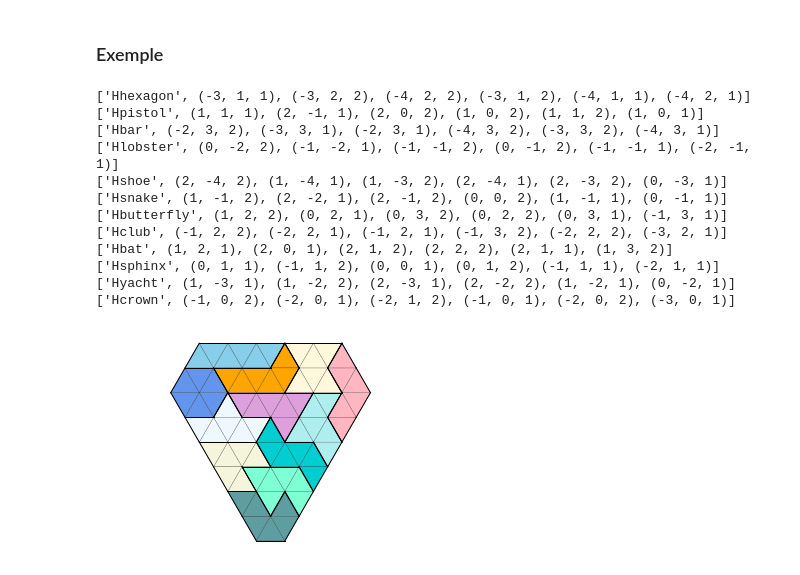
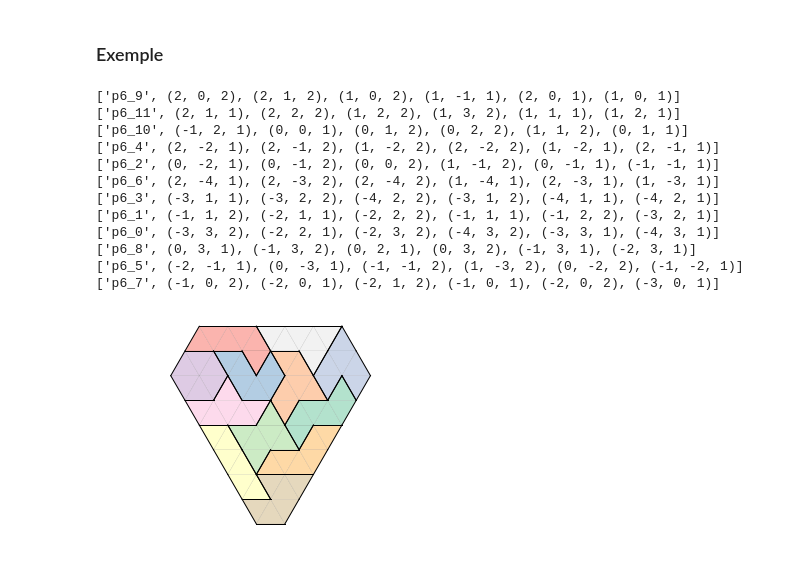
Before and after one commit to YvesLemaire/Jupyter-Puzzles, a Jupyter notebook: sage/couvertureExacte/puzzles-2D/puzzles-triangles/puzzles-triangles.ipynb, the cells around one changed output. Saved outputs shown, nothing was run; the diff lists cells and outputs as text; code cells hidden in the pictures.

```diff
--- a/sage/couvertureExacte/puzzles-2D/puzzles-triangles/puzzles-triangles.ipynb
+++ b/sage/couvertureExacte/puzzles-2D/puzzles-triangles/puzzles-triangles.ipynb
@@ -192,0 +137,33 @@ for p in [Dcalisson, Tribar] + tetriamonds + pentiamonds + hexiamonds + [Hepthex
+# %%
+N = 8
+
+def genPolys(p):
+    """
+    p est l'ensemble des x.piece quand x parcourt l'ensembles des polyiamonds de taille n
+    genPolys(p) renvoie  l'ensemble des x.piece quand x parcourt l'ensembles des polyiamonds de taille n + 1
+    """
+    q = set()
+    for piece0 in p:
+        for i0,j0,k0 in piece0:
+            for i, j, k in [(i0, j0, 1), (i0 - 1, j0, 1), (i0, j0 - 1, 1)] if k0 == 2 \
+                      else [(i0, j0, 2), (i0 + 1, j0, 2), (i0, j0 + 1, 2)]:
+                if (i, j, k) not in piece0:
+                    Piece = PIECE('', piece0 | frozenset([(i, j, k)]))
+                    if q.isdisjoint(Piece.isometriques()):
+                        q.add(Piece)
+    return {x.piece for x in q}
+
+_p = [set(),{frozenset([(0,0,2)])}]
+for n in range(N - 1):
+    _p.append(genPolys(_p[-1]))
+
+polyiamonds = [[PIECE(f'p{i}_{j}', piece, couleur=palette[j%(len(palette))])
+                for j, piece in enumerate(sorted(list(e),key = hash))]
+                for i, e in enumerate(_p)]
+
+for e in polyiamonds:
+    for p in e: globals()[p.nom] = p
+
+# Exemple, les 12 hexiamonds
+# Noter que, par ex., p6_3 == polyiamonds[6][3]
+for p in polyiamonds[6]: p.plot()
@@ -253,14 +243,12 @@ class PUZZLE:
 
     def plotSolution(self,sol):
 
-        if not self.strict:
-            from random import random
-            def r():
-                return .6 + .4 * random()
         fig = plt.figure(facecolor='w')
         ax = fig.add_subplot(111)
         ax.axis('off')
         ax.axis('equal')
+        if not self.strict:
+            random.seed('314')
         for l in sol:
             e = set()
             for c in self.lignes[l]:
@@ -268,31 +256,32 @@ class PUZZLE:
                     e.add(c)
                 else:
                     couleur = eval(c).couleur
-            if not self.strict: couleur = (r(),r(),r())
+            if not self.strict: couleur = randomColor()
             PIECE.plotPolyiamond(ax, e, couleur)
 # %% [markdown]
 ### Exemple
 # %%
 P = []
-for p in hexiamonds: P += p.isometriques()
+for h in polyiamonds[6]:#hexiamonds:
+    P += h.isometriques()
 
 puzzle = PUZZLE(P,-4,2,-4,3, conditions = (lambda i,j,k: -4 <= i + j - k <= 2))
 
 s = puzzle.solve()
 sol = next(s)
 puzzle.printSolution(sol)
 puzzle.plotSolution(sol)
 # %% [output]
-['Hhexagon', (-3, 1, 1), (-3, 2, 2), (-4, 2, 2), (-3, 1, 2), (-4, 1, 1), (-4, 2, 1)]
-['Hpistol', (1, 1, 1), (2, -1, 1), (2, 0, 2), (1, 0, 2), (1, 1, 2), (1, 0, 1)]
-['Hbar', (-2, 3, 2), (-3, 3, 1), (-2, 3, 1), (-4, 3, 2), (-3, 3, 2), (-4, 3, 1)]
-['Hlobster', (0, -2, 2), (-1, -2, 1), (-1, -1, 2), (0, -1, 2), (-1, -1, 1), (-2, -1, 1)]
-['Hshoe', (2, -4, 2), (1, -4, 1), (1, -3, 2), (2, -4, 1), (2, -3, 2), (0, -3, 1)]
-['Hsnake', (1, -1, 2), (2, -2, 1), (2, -1, 2), (0, 0, 2), (1, -1, 1), (0, -1, 1)]
-['Hbutterfly', (1, 2, 2), (0, 2, 1), (0, 3, 2), (0, 2, 2), (0, 3, 1), (-1, 3, 1)]
-['Hclub', (-1, 2, 2), (-2, 2, 1), (-1, 2, 1), (-1, 3, 2), (-2, 2, 2), (-3, 2, 1)]
-['Hbat', (1, 2, 1), (2, 0, 1), (2, 1, 2), (2, 2, 2), (2, 1, 1), (1, 3, 2)]
-['Hsphinx', (0, 1, 1), (-1, 1, 2), (0, 0, 1), (0, 1, 2), (-1, 1, 1), (-2, 1, 1)]
-['Hyacht', (1, -3, 1), (1, -2, 2), (2, -3, 1), (2, -2, 2), (1, -2, 1), (0, -2, 1)]
-['Hcrown', (-1, 0, 2), (-2, 0, 1), (-2, 1, 2), (-1, 0, 1), (-2, 0, 2), (-3, 0, 1)]
+['p6_9', (2, 0, 2), (2, 1, 2), (1, 0, 2), (1, -1, 1), (2, 0, 1), (1, 0, 1)]
+['p6_11', (2, 1, 1), (2, 2, 2), (1, 2, 2), (1, 3, 2), (1, 1, 1), (1, 2, 1)]
+['p6_10', (-1, 2, 1), (0, 0, 1), (0, 1, 2), (0, 2, 2), (1, 1, 2), (0, 1, 1)]
+['p6_4', (2, -2, 1), (2, -1, 2), (1, -2, 2), (2, -2, 2), (1, -2, 1), (2, -1, 1)]
+['p6_2', (0, -2, 1), (0, -1, 2), (0, 0, 2), (1, -1, 2), (0, -1, 1), (-1, -1, 1)]
+['p6_6', (2, -4, 1), (2, -3, 2), (2, -4, 2), (1, -4, 1), (2, -3, 1), (1, -3, 1)]
+['p6_3', (-3, 1, 1), (-3, 2, 2), (-4, 2, 2), (-3, 1, 2), (-4, 1, 1), (-4, 2, 1)]
+['p6_1', (-1, 1, 2), (-2, 1, 1), (-2, 2, 2), (-1, 1, 1), (-1, 2, 2), (-3, 2, 1)]
+['p6_0', (-3, 3, 2), (-2, 2, 1), (-2, 3, 2), (-4, 3, 2), (-3, 3, 1), (-4, 3, 1)]
+['p6_8', (0, 3, 1), (-1, 3, 2), (0, 2, 1), (0, 3, 2), (-1, 3, 1), (-2, 3, 1)]
+['p6_5', (-2, -1, 1), (0, -3, 1), (-1, -1, 2), (1, -3, 2), (0, -2, 2), (-1, -2, 1)]
+['p6_7', (-1, 0, 2), (-2, 0, 1), (-2, 1, 2), (-1, 0, 1), (-2, 0, 2), (-3, 0, 1)]
-[figure, old version]
+[figure, new version]
```
Also changed, not shown: parts of 6 cells of this notebook, 15 other files.
